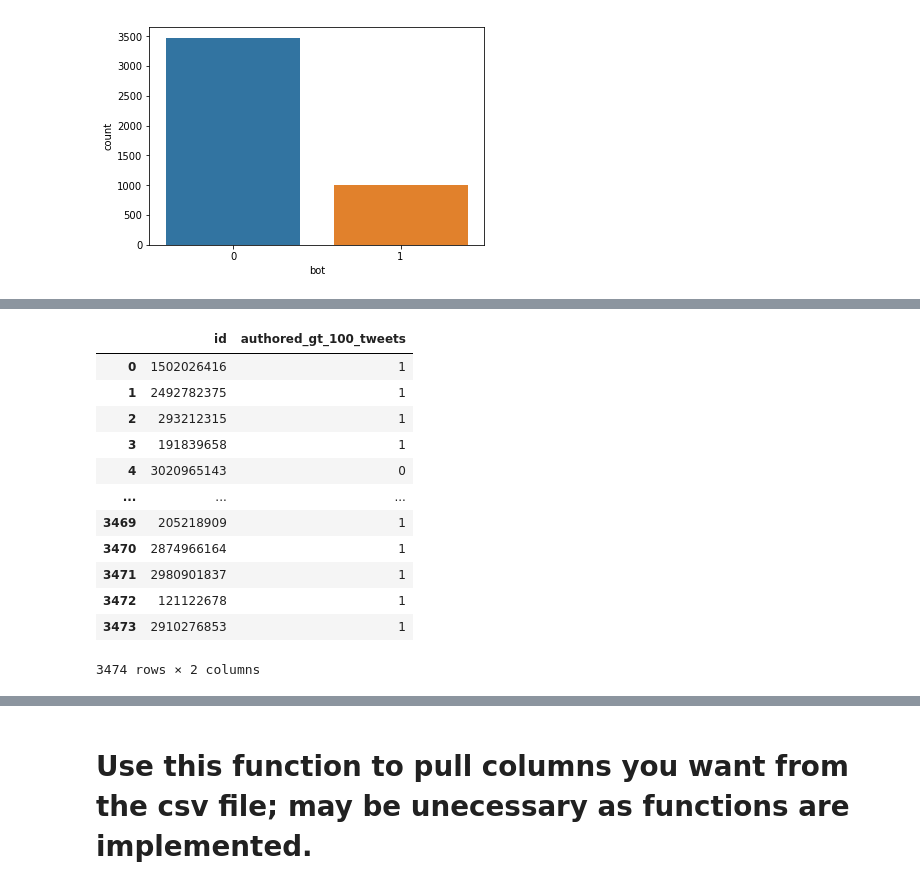
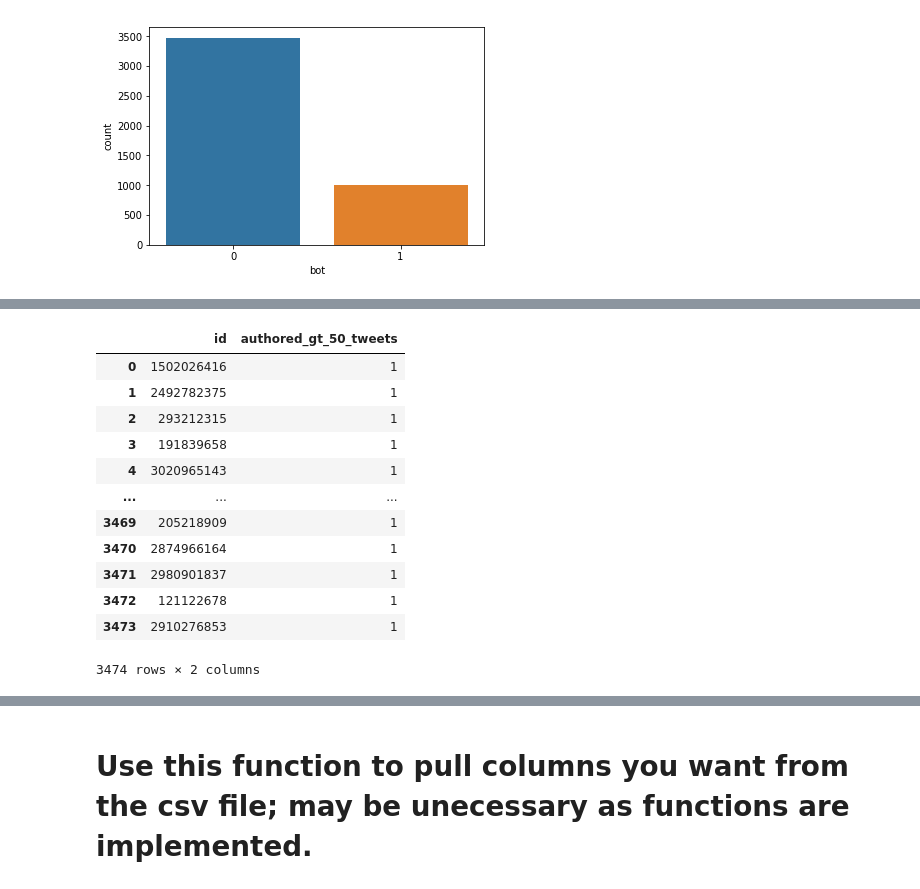
Before and after one commit to jasonweidner/CSPB_4502, a Jupyter notebook: Bot_Wrangler.ipynb, the cells around one changed output, grey strips where cells are left out. Drawn from its saved outputs; the diff is of its cells as text; code cells hidden in the pictures.

```diff
--- a/Bot_Wrangler.ipynb
+++ b/Bot_Wrangler.ipynb
@@ -261,21 +263,21 @@ def create_col_user_follows_gt_100(df):
     return data
 # %%
 #JQ
-def create_col_user_authored_over_100_tweets(df):
-    """Creates a df with two columns: "id" and boolean indicating if user authored over 100 tweets.
+def create_col_user_authored_over_50_tweets(df):
+    """Creates a df with two columns: "id" and boolean indicating if user authored over 50 tweets.
 
     Parameters:
         df (pd.df): a dataframe with at least two columns: "id" and "statuses_count"
 
     Returns:
-        df (pd.df): a dataframe with two columns: "id" and a boolean value for if user has authored > 100 tweets (includes retweeets).
+        df (pd.df): a dataframe with two columns: "id" and a boolean value for if user has authored > 50 tweets (includes retweeets).
     """
     # statuses_count: The number of Tweets (including retweets) issued by the user.
-    # new column for storage authored_gt_100_tweets
+    # new column for storage authored_gt_50_tweets
 
-    data = df.assign(authored_gt_100_tweets = 0) # create column of zeros named
-    data.loc[data.statuses_count > 100, 'authored_gt_100_tweets'] = 1
-    data = data[['id', 'authored_gt_100_tweets']]
+    data = df.assign(authored_gt_50_tweets = 0) # create column of zeros named
+    data.loc[data.statuses_count > 50, 'authored_gt_50_tweets'] = 1
+    data = data[['id', 'authored_gt_50_tweets']]
 
     return data
 # %%
@@ -417,24 +430,3 @@ TRAD_TWEETS_4 = os.getcwd() + '/traditional_spambots_4.csv/tweets.csv'
 # unzip folders and rename files/folders appropriately
 # For traditional spambots:
 #    read spambot file - get usid,
-# %%
-REAL_USERS = os.getcwd()[:-6] + 'data/cresci-2017.csv/datasets_full.csv/genuine_accounts.csv/users.csv'
-REAL_TWEETS = os.getcwd()[:-6] + 'data/cresci-2017.csv/datasets_full.csv/genuine_accounts.csv/tweets.csv'
-
-SOCIAL_USERS_1 = os.getcwd()[:-6] + 'data/cresci-2017.csv/datasets_full.csv/social_spambots_1.csv/users.csv'
-SOCIAL_USERS_2 = os.getcwd()[:-6] + 'data/cresci-2017.csv/datasets_full.csv/social_spambots_2.csv/users.csv'
-SOCIAL_USERS_3 = os.getcwd()[:-6] + 'data/cresci-2017.csv/datasets_full.csv/social_spambots_3.csv/users.csv'
-
-SOCIAL_TWEETS_1 = os.getcwd()[:-6] + 'data/cresci-2017.csv/datasets_full.csv/social_spambots_1.csv/tweets.csv'
-SOCIAL_TWEETS_2 = os.getcwd()[:-6] + 'data/cresci-2017.csv/datasets_full.csv/social_spambots_2.csv/tweets.csv'
-SOCIAL_TWEETS_3 = os.getcwd()[:-6] + 'data/cresci-2017.csv/datasets_full.csv/social_spambots_3.csv/tweets.csv'
-
-TRAD_USERS_1 = os.getcwd()[:-6] + 'data/cresci-2017.csv/datasets_full.csv/traditional_spambots_1.csv/users.csv'
-TRAD_USERS_2 = os.getcwd()[:-6] + 'data/cresci-2017.csv/datasets_full.csv/traditional_spambots_2.csv/users.csv'
-TRAD_USERS_3 = os.getcwd()[:-6] + 'data/cresci-2017.csv/datasets_full.csv/traditional_spambots_3.csv/users.csv'
-TRAD_USERS_4 = os.getcwd()[:-6] + 'data/cresci-2017.csv/datasets_full.csv/traditional_spambots_4.csv/users.csv'
-
-TRAD_TWEETS_1 = os.getcwd()[:-6] + 'data/cresci-2017.csv/datasets_full.csv/traditional_spambots_1.csv/tweets.csv'
-TRAD_TWEETS_2 = os.getcwd()[:-6] + 'data/cresci-2017.csv/datasets_full.csv/traditional_spambots_2.csv/tweets.csv'
-TRAD_TWEETS_3 = os.getcwd()[:-6] + 'data/cresci-2017.csv/datasets_full.csv/traditional_spambots_3.csv/tweets.csv'
-TRAD_TWEETS_4 = os.getcwd()[:-6] + 'data/cresci-2017.csv/datasets_full.csv/traditional_spambots_4.csv/tweets.csv'
@@ -676,12 +696,12 @@ plt.title('friends/followers^2 ratio');
 # %%
-create_col_user_authored_over_100_tweets(real_users)
+create_col_user_authored_over_50_tweets(real_users)
 # %% [output]
-|  | id | authored_gt_100_tweets |
+|  | id | authored_gt_50_tweets |
 | 0 | 1502026416 | 1 |
 | 1 | 2492782375 | 1 |
 | 2 | 293212315 | 1 |
 | 3 | 191839658 | 1 |
-| 4 | 3020965143 | 0 |
+| 4 | 3020965143 | 1 |
 | ... | ... | ... |
 | 3469 | 205218909 | 1 |
 | 3470 | 2874966164 | 1 |
```
Also changed, not shown: parts of 39 cells of this notebook, 1 other file.
